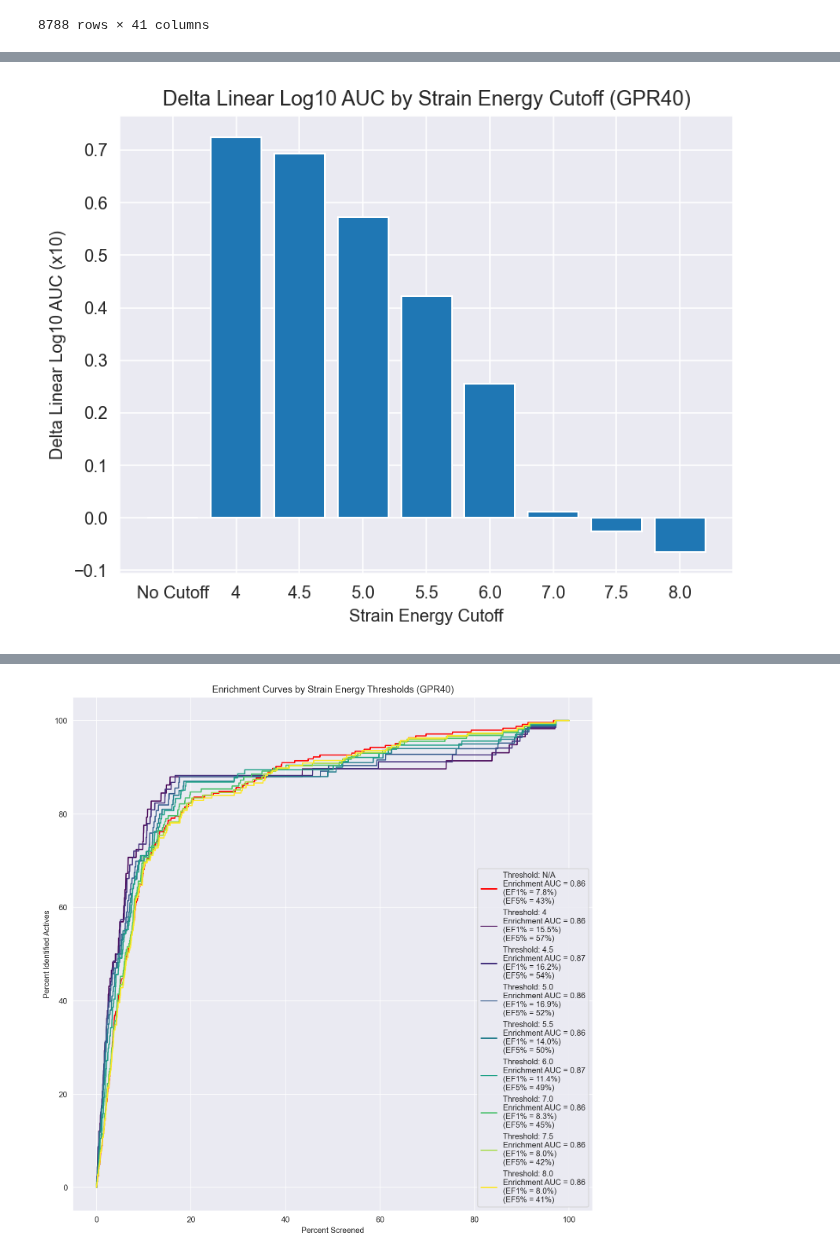
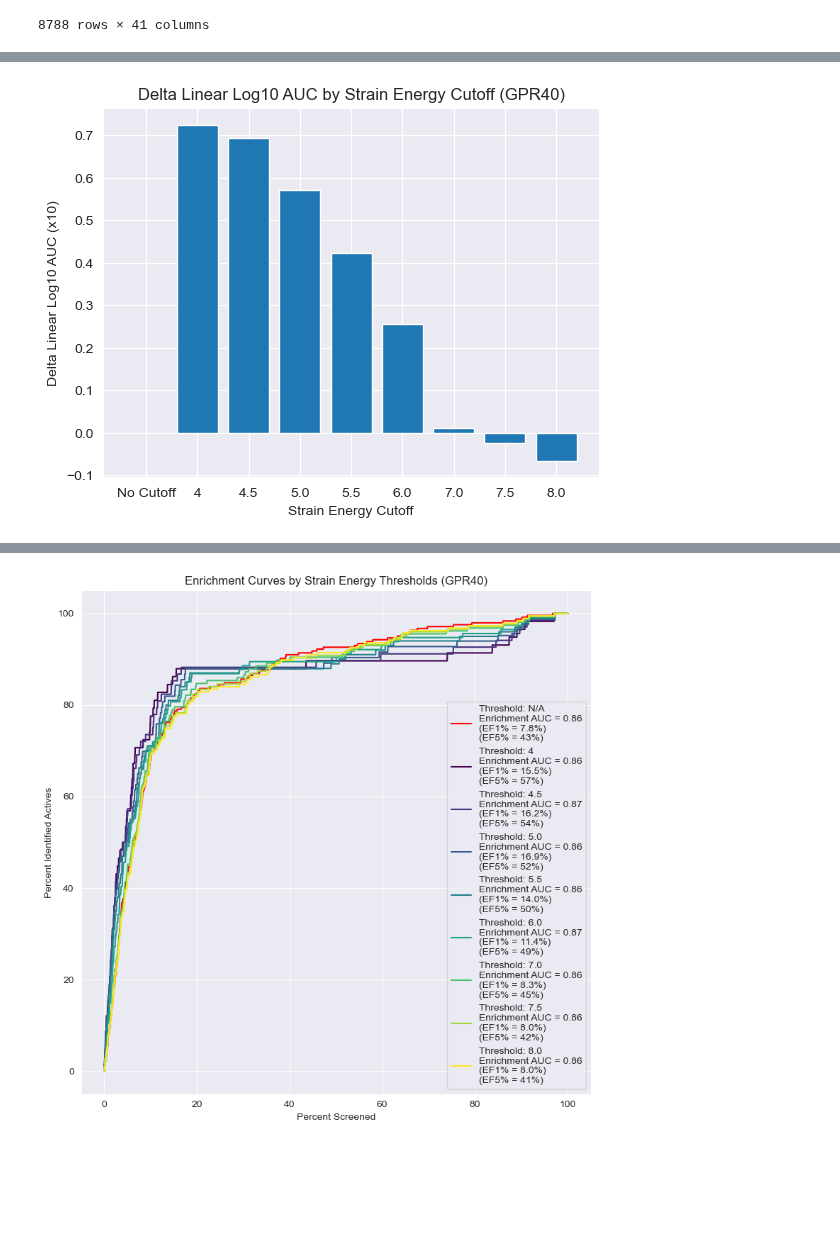
Before and after one commit to DKchemistry/chembl, a Jupyter notebook: GPCR-Bench-master/WIP_Summary2_GPR40.ipynb, the cells around one changed output, grey strips where cells are left out. Cells and saved outputs as stored; diff of their text form; code cells hidden in the pictures; blank space fills up the shorter version.

```diff
--- a/GPCR-Bench-master/WIP_Summary2_GPR40.ipynb
+++ b/GPCR-Bench-master/WIP_Summary2_GPR40.ipynb
@@ -11,7 +11,7 @@ from rdkit import Chem
 
 matplotlib.rcdefaults()
 sns.set_style("darkgrid")
-plt.rcParams["figure.dpi"] = 144
+plt.rcParams["figure.dpi"] = 100
 
 pd.set_option("display.max_columns", None)
 # %%
@@ -191,0 +192,22 @@ plot_density(all_data, title_suffix)
+# %%
+def plot_density_strain(df, title_suffix):
+    # Hardcoded column names
+    activity_col = "Activity"
+    score_col = "Total_E"
+
+    # Create a density plot for the score of active and inactive molecules
+    sns.kdeplot(df.loc[df[activity_col] == 0, score_col], label="Inactive", fill=True)
+    sns.kdeplot(df.loc[df[activity_col] == 1, score_col], label="Active", fill=True)
+
+    # Add title and labels
+    plt.title(
+        f"Density Plot of Strain Energy for Active and Decoy Molecules ({title_suffix})"
+    )
+    plt.xlabel("Total Strain Energy")
+    plt.ylabel("Density")
+    plt.legend(loc="best")
+
+    # Show the plot
+    plt.show()
+
+plot_density_strain(all_data, title_suffix)
@@ -307,7 +331,7 @@ def plot_delta_log_aucs(data, thresholds, title_suffix):
 
 plot_delta_log_aucs(all_data, total_e_thresholds, title_suffix)
 # %% [output]
-[figure, old version]
+[figure, new version]
 # %%
 def write_log_aucs(data, thresholds, title_suffix):
     # Calculate log_auc for each threshold
@@ -450,36 +474,38 @@ def plot_enrichment_curve_by_strain(df, total_e_threshold=None, ax=None, color='
 
 def plot_enrichment_all_thresholds(data, thresholds, title_suffix):
     # Create a single plot
-    fig, ax = plt.subplots(figsize=(10, 10))
+    fig, ax = plt.subplots(
+        figsize=(8, 8)
+        )
 
     # Define a colormap
     cmap = cm.get_cmap(
         "viridis", len(thresholds) - 1
     )  # Subtract 1 because the first color is manually set
 
     # Plot semi-log ROC curve for each threshold
     for i, t in enumerate(thresholds):
         # Filter dataframe based on 'Total_E' threshold
         df_filtered = data if t is None else data[data["Total_E"] <= t]
 
         # Set a distinct color for the first threshold
         color = (
             "red" if t is None else cmap(i - 1)
         )  # Subtract 1 because the first color is manually set
 
         # Call the function with the filtered data
         plot_enrichment_curve_by_strain(df_filtered, total_e_threshold=t, ax=ax, color=color)
 
     ax.set_title(f"Enrichment Curves by Strain Energy Thresholds ({title_suffix})")
     ax.set_xlabel("Percent Screened")
     ax.set_ylabel("Percent Identified Actives")
 
     plt.tight_layout()
     plt.show()
 
 plot = plot_enrichment_all_thresholds(all_data, total_e_thresholds, title_suffix)
 # %% [output]
-[figure, old version]
+[figure, new version]
 # %%
 def write_enrichment_metrics(data, thresholds, title_suffix):
     # Calculate enrichment for each threshold
```
Also changed, not shown: parts of 7 cells of this notebook, 2 other files.
